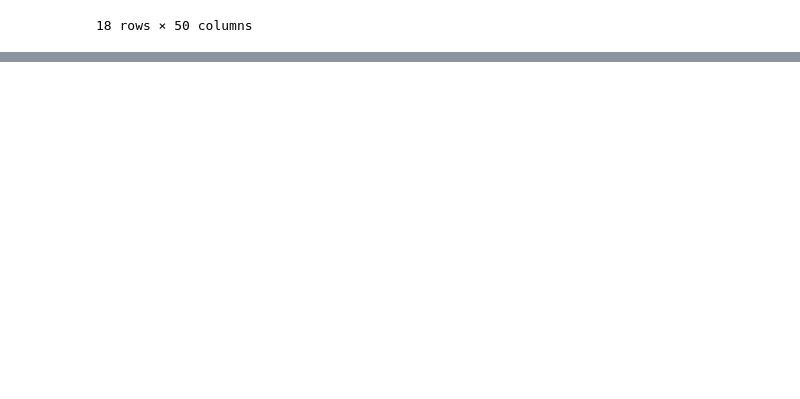
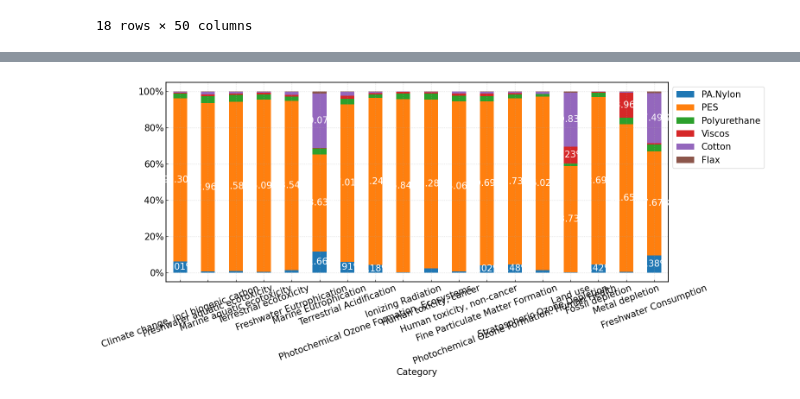
Before and after one commit to emilbreustedt/AWSI, a Jupyter notebook: Stoffemissionen/graphs.ipynb, the cells around one changed output, grey strips where cells are left out. Drawn from its saved outputs; the diff is of its cells as text; code cells hidden in the pictures; blank space fills up the shorter version.

```diff
--- a/Stoffemissionen/graphs.ipynb
+++ b/Stoffemissionen/graphs.ipynb
@@ -80,0 +171,15 @@ return_sums.plot(logy = False, x='Category', rot=15, figsize=(10,5))
+# %%
+ax = materials_sum.plot.bar(stacked = True, x = "Category", rot=20, figsize=(15,6))
+ax.yaxis.set_major_formatter(mtick.PercentFormatter())
+ax.legend(bbox_to_anchor=(1.0, 1.0))
+apply_plot_layout(ax)
+
+labels = [f'{i/100:.2%}' if i >= 4 else "" for i in materials_sum.iloc[:, 1:].to_numpy().flatten(order='F')]
+
+for i, patch in enumerate(ax.patches):
+    x, y = patch.get_xy()
+    x += patch.get_width() / 2
+    y += patch.get_height() / 2
+    ax.annotate(labels[i], (x, y), ha='center', va='center', c='white')
+# %% [output]
+[figure, added]
```
Also changed, not shown: parts of 9 cells of this notebook, 1 other file.
